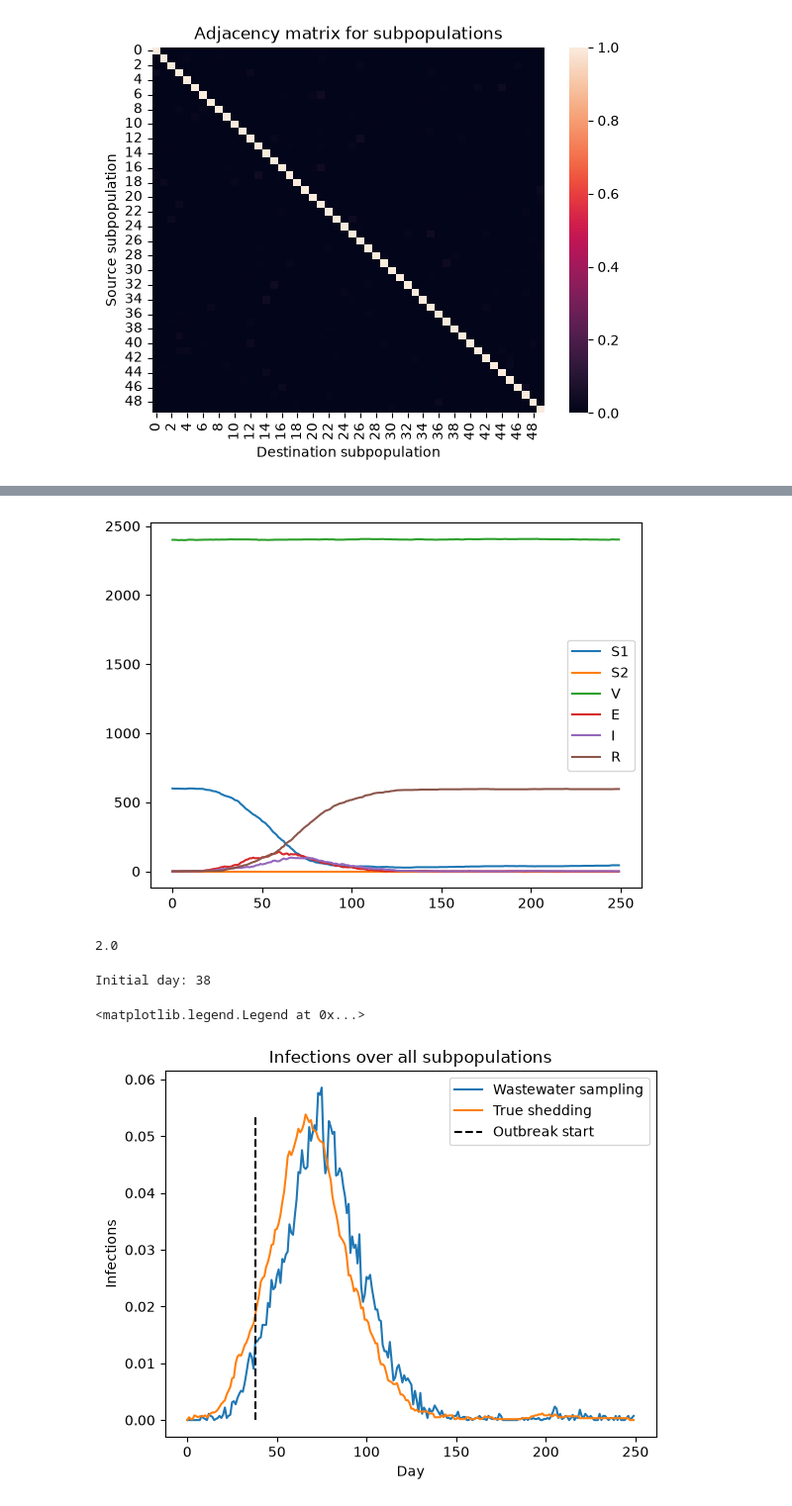
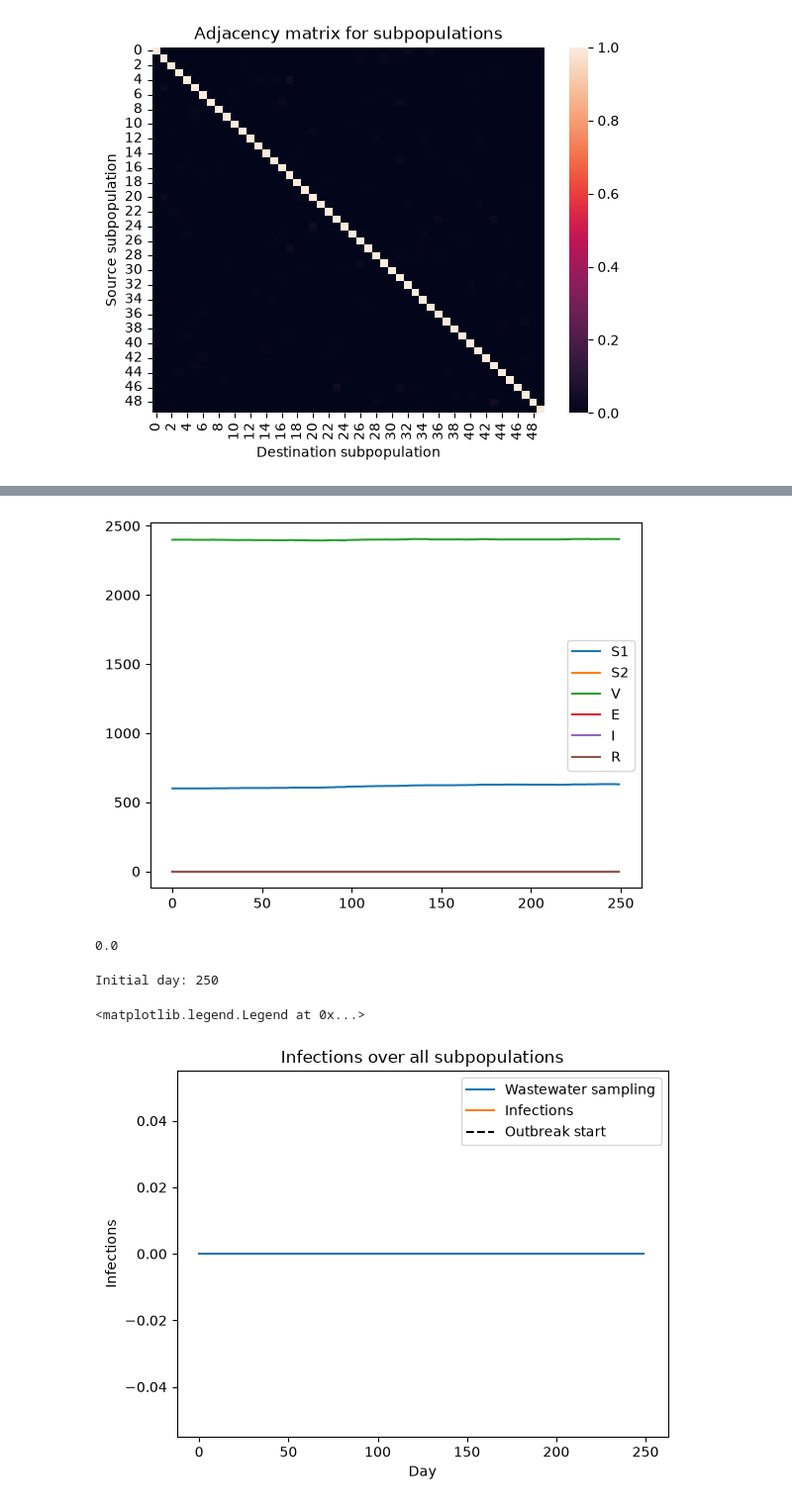
Before and after one commit to bergie75/gates_measles, a Jupyter notebook: python/matt_discussion.ipynb, the cells around one changed output, grey strips where cells are left out. Shown at 99% size. Cells and saved outputs as stored; diff of their text form; code cells hidden in the pictures.

```diff
--- a/python/matt_discussion.ipynb
+++ b/python/matt_discussion.ipynb
@@ -167,12 +167,6 @@ noo = 0.00007397*np.ones(num_patches)  # if noo is not equal to mu, then this R_
 omega = 0.0*np.ones(num_patches)
 sigma = 0.0*np.ones(num_patches)
 n_people = 3000*np.ones(num_patches)
-importations = np.zeros(num_patches)  # this will hold temporary cases that introduce noise into the system to jump-start outbreaks
-importation_rate = 0.1*np.ones(num_patches)  # a daily importation rate
-importation_rate = np.zeros(num_patches)
-importation_rate[12] = 0.1
-importation_departure = 0.1*np.ones(num_patches)
-importation_history = np.zeros((num_days, num_patches))
 
 S_1_star = (1-b)*mu/(alpha+noo)
 V_star = (b*mu+alpha*S_1_star)/(omega+noo)
@@ -182,6 +176,16 @@ R_0 = (beta*frac_adjusted*(c*(noo+delta)+gamma)/((noo+gamma)*(noo+delta)))[0]
 print(f"Fixed population R_0: {R_0:.3f}")
 print(f"S1: {(S_1_star*n_people)[0]} S2: {(S_2_star*n_people)[0]} V: {(V_star*n_people)[0]}")
 
+importations = np.zeros(num_patches)  # this will hold temporary cases that introduce noise into the system and jump-start outbreaks
+#importation_rate = 0.1*np.ones(num_patches)  # a daily importation rate
+importation_rate = np.zeros(num_patches)
+start_patch = 5
+importation_rate[start_patch] = 0.1
+# importation_rate = 1.06*mu*R_0/np.sqrt(n_people)
+# print(importation_rate[0])
+importation_departure = 0.1*np.ones(num_patches)
+importation_history = np.zeros((num_days, num_patches))
+
 disease_params = [alpha, beta, mu, noo, b, c, gamma, delta, omega, sigma]
 ic = np.zeros(num_patches*6)
 ic[0:num_patches] = np.rint(n_people*S_1_star)
@@ -210,7 +215,7 @@ Text(0.5, 1.0, 'Adjacency matrix for subpopulations')
 [figure]
 # %%
 inclusion_fracs = 0.9
-exposure_sensitivity = 0.5
+exposure_sensitivity = 1
 detection_sensitivity = 0.05*np.ones(num_patches)
 
 results = np.zeros((num_days, num_patches*6))
@@ -253,48 +271,54 @@ for k in range(0,6):
 plt.legend()
 plt.show()
 # %% [output]
-[figure, old version]
+[figure, new version]
 # %%
 print(np.max(importation_history))
 # %% [output]
-2.0
+0.0
 # %%
 demo_patch = 12
 incident_floor = 0.005
 cons_days = 7
 cumulative_floor = 0.0
-sample_delay = 7
+sample_delay = 0
 example_series = empirical_shedding[:,demo_patch]
+infections = results[:,4*num_patches+demo_patch]/(np.max(results[:,4*num_patches+demo_patch]))*np.max(example_series)
 cumulative_example = np.cumsum(example_series)
 alerts = []
 
 def find_outbreak_day(example_series, incident_floor, cons_days, cumulative_floor, sample_delay):
     alerts = []
     for j in range(0,len(example_series)):
         alerts.append(np.all(example_series[max(j+1-cons_days,0):j+1]>=incident_floor) and cumulative_example[j]>=cumulative_floor)
 
     true_indices = np.flatnonzero(alerts)
     outbreak_index = min(true_indices[0] if true_indices.size else len(example_series), len(example_series)) + sample_delay
     return outbreak_index
 
 
 outbreak_index = find_outbreak_day(example_series, incident_floor, cons_days, cumulative_floor, sample_delay)
 print(f"Initial day: {outbreak_index}")
 
-hypothetical_sampling = np.zeros(num_days)
-hypothetical_sampling[sample_delay:] = empirical_shedding[:-sample_delay, demo_patch]
+if sample_delay > 0:
+    hypothetical_sampling = np.zeros(num_days)
+    hypothetical_sampling[sample_delay:] = empirical_shedding[:-sample_delay, demo_patch]
+else:
+    hypothetical_sampling = empirical_shedding[:,demo_patch]
+
 #plt.plot(list(range(0,num_days)), empirical_shedding[:,demo_patch], label="Wastewater sampling")
 plt.plot(list(range(0,num_days)), hypothetical_sampling, label="Wastewater sampling")
-plt.plot(list(range(0,num_days)), exact_shedding[:,demo_patch], label="True shedding")
+#plt.plot(list(range(0,num_days)), exact_shedding[:,demo_patch], label="True shedding")
+plt.plot(list(range(0,num_days)), infections, label="Infections")
 plt.vlines(outbreak_index, 0, max(exact_shedding[:,demo_patch]), colors="black", linestyles="dashed", label="Outbreak start")
 plt.title("Infections over all subpopulations")
 plt.xlabel("Day")
 plt.ylabel("Infections")
 plt.legend()
 # %% [output]
-Initial day: 38
+Initial day: 250
 <matplotlib.legend.Legend at 0x...>
-[figure, old version]
+[figure, new version]
 # %%
 outbreak_days = []
 colors = []
```
Also changed, not shown: parts of 4 cells of this notebook, 2 other files.
